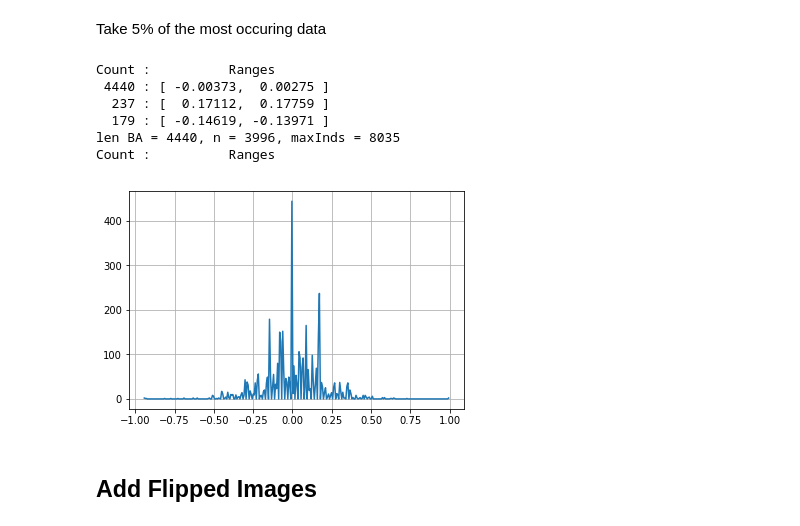
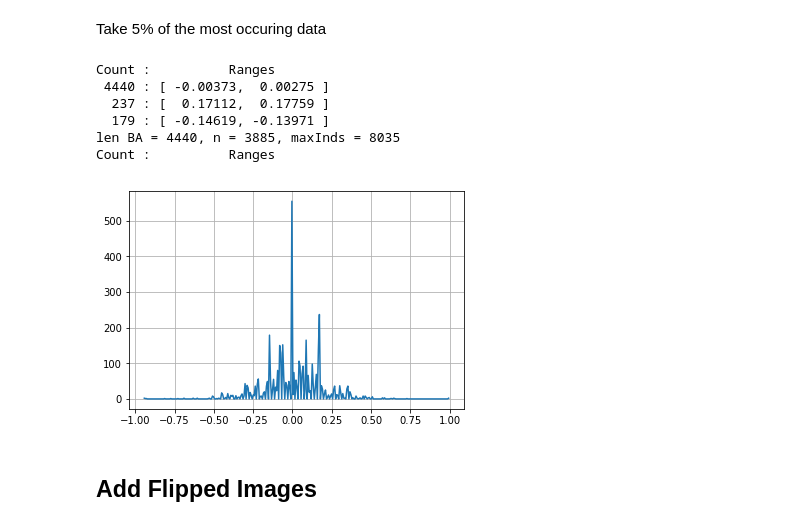
Before and after one commit to jabeerahmed/CarND-Behavioral-Cloning-P3, a Jupyter notebook: tb.ipynb, the cells around one changed output. Saved outputs shown, nothing was run; the diff lists cells and outputs as text; code cells hidden in the pictures.

Commit message:
worked too - just bumped up the straight pcent

```diff
--- a/tb.ipynb
+++ b/tb.ipynb
@@ -84,19 +84,19 @@ Take 5% of the most occuring data
 # %%
 from random import sample
 
 _,_,rngs = compute_hist(data.steer, top=3)
 
 inds_within_range = (data.steer >= rngs[0][1]) & (data.steer <= rngs[0][2])
-dataSmall = data.grab(inds_within_range,pcent=0.1)
+dataSmall = data.grab(inds_within_range,pcent=0.125)
 show_data_distribution(*compute_hist(dataSmall.steer))
 # %% [output]
 Count :          Ranges
  4440 : [ -0.00373,  0.00275 ]
   237 : [  0.17112,  0.17759 ]
   179 : [ -0.14619, -0.13971 ]
-len BA = 4440, n = 3996, maxInds = 8035
+len BA = 4440, n = 3885, maxInds = 8035
 Count :          Ranges
-[figure, old version]
+[figure, new version]
 # %% [markdown]
 ## Add Flipped Images
 # %%
```
Also changed, not shown: parts of 8 cells of this notebook.
